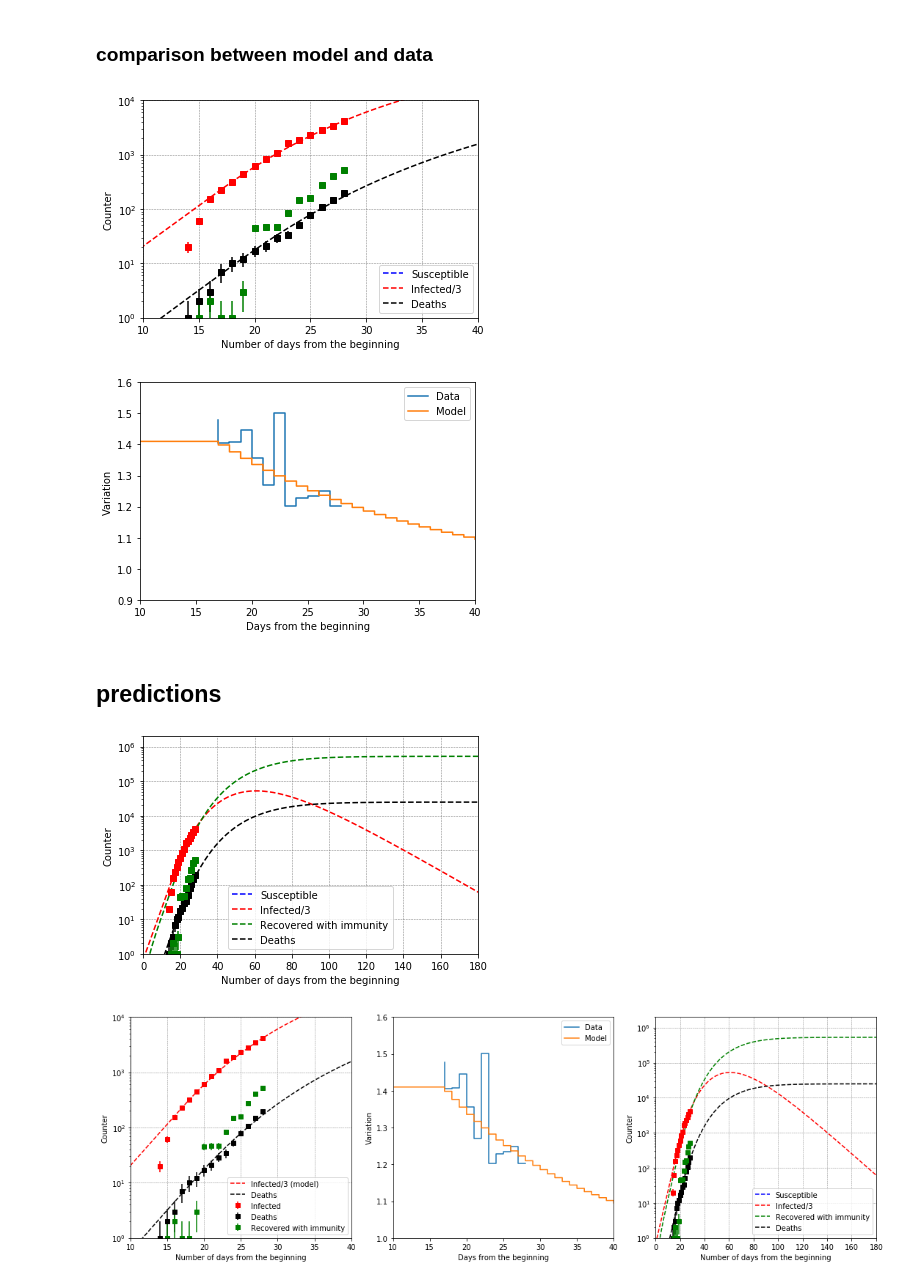
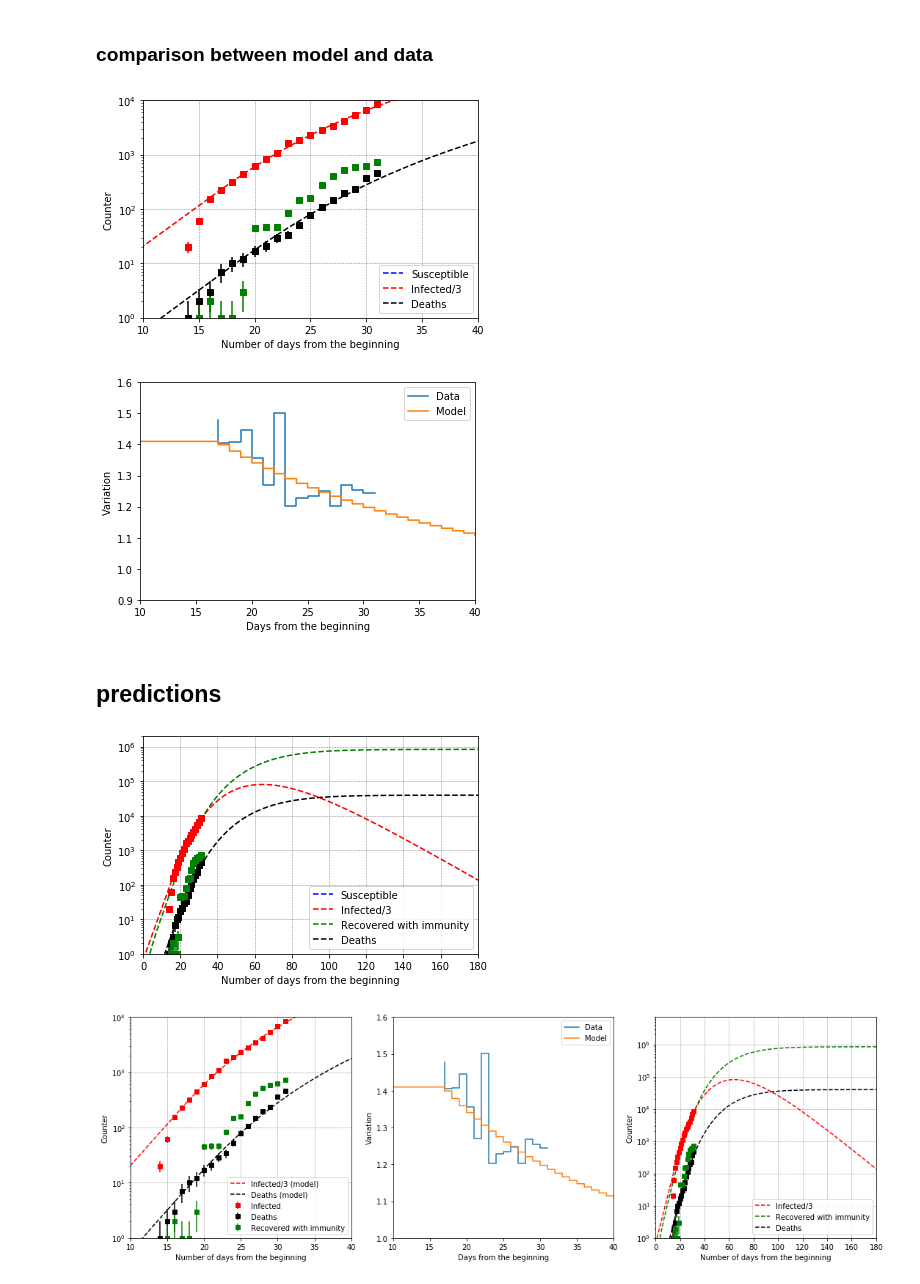
Before and after one commit to apalladi/datascienceprojects, a Jupyter notebook: covid19/SIR-v2.ipynb, the cells around one changed output. Saved outputs shown, nothing was run; the diff lists cells and outputs as text; code cells hidden in the pictures.

```diff
--- a/covid19/SIR-v2.ipynb
+++ b/covid19/SIR-v2.ipynb
@@ -91,7 +91,7 @@ plt.show()
 # %% [markdown]
 ### comparison between model and data
 # %%
-fin_result=time_evo(60*10**6,0.415,25,1/14,4.5,t_tresh=17,I0=2,t=np.arange(0,720))
+fin_result=time_evo(60*10**6,0.415,27,1/14,4.5,t_tresh=17,I0=2,t=np.arange(0,720))
 
 t=fin_result[0]
 s_vec=fin_result[1]
@@ -116,7 +116,7 @@ plt.grid(color='gray', linestyle='--', linewidth=0.5)
 plt.savefig('sirdatacomp.png',dpi=300)
 plt.show()
 # %% [output]
-[figure, old version]
+[figure, new version]
 # %%
 # percentage variation of the contaminted people, compared to the previous day
 
@@ -144,7 +144,7 @@ plt.legend()
 plt.savefig('first_derivative_SIR.png',dpi=300)
 plt.show()
 # %% [output]
-[figure, old version]
+[figure, new version]
 # %% [markdown]
 ## predictions
 # %%
@@ -165,7 +165,7 @@ plt.grid(color='gray', linestyle='--', linewidth=0.5)
 plt.savefig('sirdatacomp_prediction.png',dpi=300)
 plt.show()
 # %% [output]
-[figure, old version]
+[figure, new version]
 # %%
 ### combined plot
 
@@ -177,42 +177,42 @@ plt.errorbar(xdata+14,ydata_rec,np.sqrt(ydata_rec),color='green',linestyle='None
 plt.plot(t, s_vec, 'b--')
 plt.plot(t, i_vec/3, 'r--',label='Infected/3 (model)')
 #plt.plot(t, r_vec, 'g--', label='Recovered with immunity')
-plt.plot(t, m_vec, 'k--',label='Deaths')
+plt.plot(t, m_vec, 'k--',label='Deaths (model)')
 plt.yscale('log')
 plt.xlim(10,40)
 plt.ylim(1,10**4)
 plt.xlabel('Number of days from the beginning')
 plt.ylabel('Counter')
 plt.legend(loc=4)
 plt.grid(color='gray', linestyle='--', linewidth=0.5)
 plt.subplot(1,3,2)
 plt.step(xdata[xdata>=3]+14,incremento,label='Data')
 plt.step(t[1:],incr_SIR,label='Model')
 plt.xlabel('Days from the beginning')
 plt.ylabel('Variation')
 plt.xlim(10,40)
 plt.ylim(1,1.6)
 plt.legend()
 plt.subplot(1,3,3)
 plt.errorbar(xdata+14,ydata-ydata_rec,np.sqrt(ydata-ydata_rec),color='red',linestyle='None',marker='s')
 plt.errorbar(xdata+14,ydata_death,np.sqrt(ydata_death),color='black',linestyle='None',marker='s')
 plt.errorbar(xdata+14,ydata_rec,np.sqrt(ydata_rec),color='green',linestyle='None',marker='s')
-plt.plot(t, s_vec, 'b--', label='Susceptible')
+#plt.plot(t, s_vec, 'b--', label='Susceptible')
 plt.plot(t, i_vec/3, 'r--', label='Infected/3')
 plt.plot(t, r_vec, 'g--', label='Recovered with immunity')
 plt.plot(t, m_vec, 'k--', label='Deaths')
 plt.yscale('log')
 plt.xlim(0,180)
-plt.ylim(1,0.2*10**7)
+plt.ylim(1,0.7*10**7)
 plt.xlabel('Number of days from the beginning')
 plt.ylabel('Counter')
 plt.legend()
 plt.grid(color='gray', linestyle='--', linewidth=0.5)
 plt.tight_layout()
 plt.savefig('combined_SIR.png',dpi=300)
 plt.show()
 # %% [output]
-[figure, old version]
+[figure, new version]
 # %%
 print('Total deaths ',int(m_vec[-1]))
 print('Total infected ',int(m_vec[-1]+r_vec[-1]))
```
Also changed, not shown: parts of 3 cells of this notebook, 13 other files.
